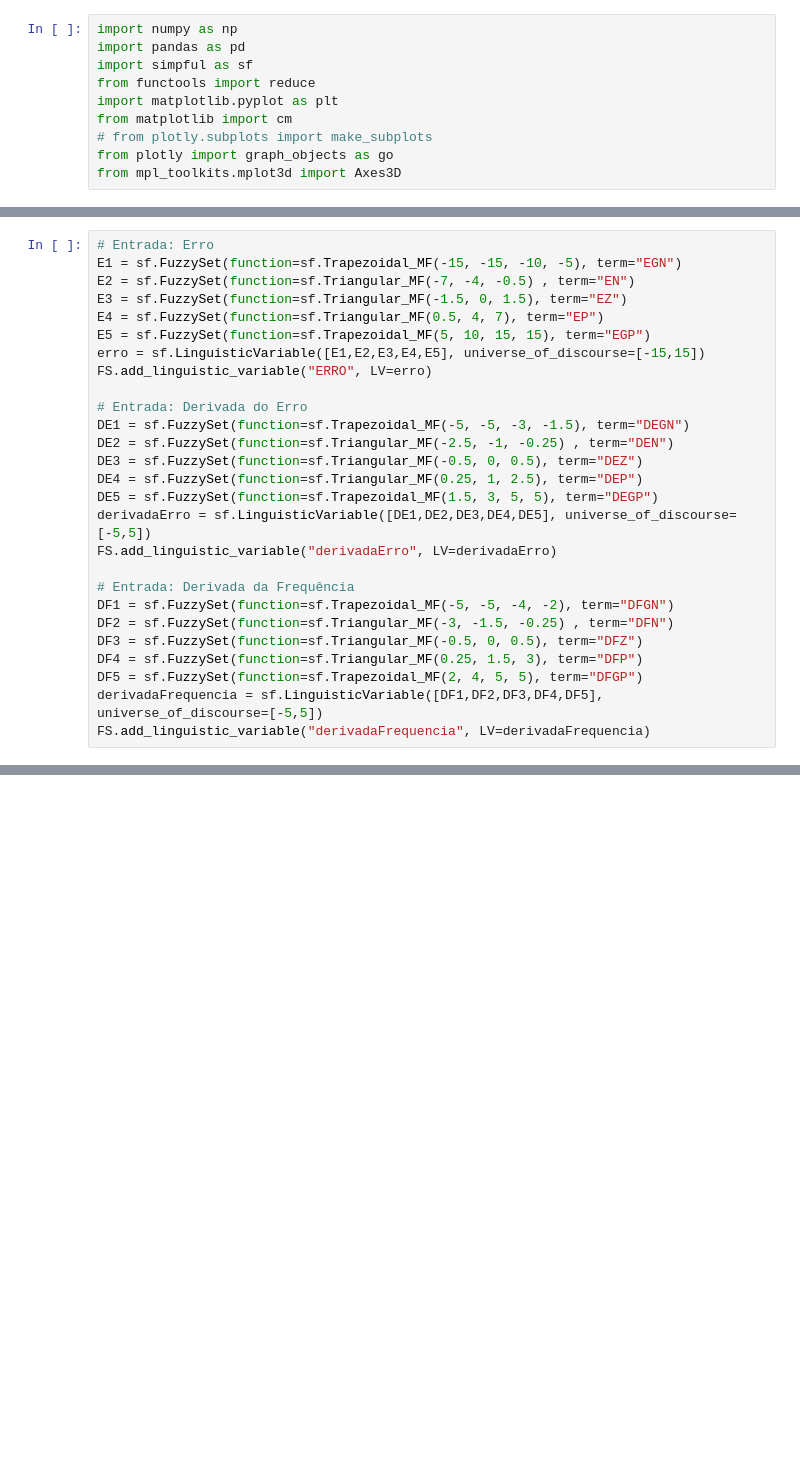
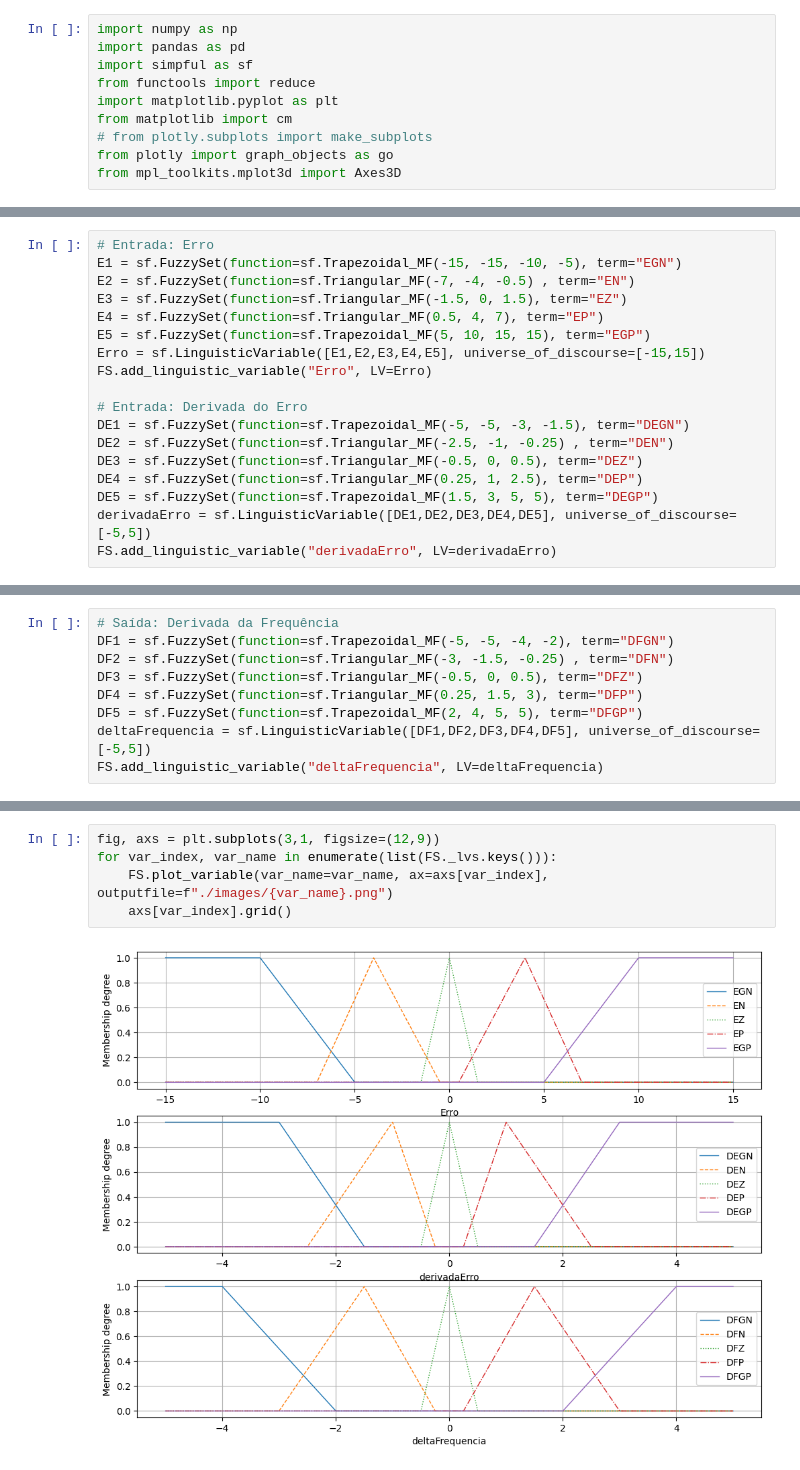
Before and after one commit to Miguel-mmf/smart-automation, a Jupyter notebook: ava02/pt2/Fuzzy.ipynb, the cells around one changed output, grey strips where cells are left out. Drawn from its saved outputs; the diff is of its cells as text; blank space fills up the shorter version.

Commit message:
Fuzzy

```diff
--- a/ava02/pt2/Fuzzy.ipynb
+++ b/ava02/pt2/Fuzzy.ipynb
@@ -17,8 +28,8 @@ E2 = sf.FuzzySet(function=sf.Triangular_MF(-7, -4, -0.5) , term="EN")
 E3 = sf.FuzzySet(function=sf.Triangular_MF(-1.5, 0, 1.5), term="EZ")
 E4 = sf.FuzzySet(function=sf.Triangular_MF(0.5, 4, 7), term="EP")
 E5 = sf.FuzzySet(function=sf.Trapezoidal_MF(5, 10, 15, 15), term="EGP")
-erro = sf.LinguisticVariable([E1,E2,E3,E4,E5], universe_of_discourse=[-15,15])
-FS.add_linguistic_variable("ERRO", LV=erro)
+Erro = sf.LinguisticVariable([E1,E2,E3,E4,E5], universe_of_discourse=[-15,15])
+FS.add_linguistic_variable("Erro", LV=Erro)
 
 # Entrada: Derivada do Erro
 DE1 = sf.FuzzySet(function=sf.Trapezoidal_MF(-5, -5, -3, -1.5), term="DEGN")
@@ -28,12 +39,3 @@ DE4 = sf.FuzzySet(function=sf.Triangular_MF(0.25, 1, 2.5), term="DEP")
 DE5 = sf.FuzzySet(function=sf.Trapezoidal_MF(1.5, 3, 5, 5), term="DEGP")
 derivadaErro = sf.LinguisticVariable([DE1,DE2,DE3,DE4,DE5], universe_of_discourse=[-5,5])
 FS.add_linguistic_variable("derivadaErro", LV=derivadaErro)
-
-# Entrada: Derivada da Frequência
-DF1 = sf.FuzzySet(function=sf.Trapezoidal_MF(-5, -5, -4, -2), term="DFGN")
-DF2 = sf.FuzzySet(function=sf.Triangular_MF(-3, -1.5, -0.25) , term="DFN")
-DF3 = sf.FuzzySet(function=sf.Triangular_MF(-0.5, 0, 0.5), term="DFZ")
-DF4 = sf.FuzzySet(function=sf.Triangular_MF(0.25, 1.5, 3), term="DFP")
-DF5 = sf.FuzzySet(function=sf.Trapezoidal_MF(2, 4, 5, 5), term="DFGP")
-derivadaFrequencia = sf.LinguisticVariable([DF1,DF2,DF3,DF4,DF5], universe_of_discourse=[-5,5])
-FS.add_linguistic_variable("derivadaFrequencia", LV=derivadaFrequencia)
@@ -39,0 +44,9 @@ FS.add_linguistic_variable("derivadaFrequencia", LV=derivadaFrequencia)
+# %%
+# Saída: Derivada da Frequência
+DF1 = sf.FuzzySet(function=sf.Trapezoidal_MF(-5, -5, -4, -2), term="DFGN")
+DF2 = sf.FuzzySet(function=sf.Triangular_MF(-3, -1.5, -0.25) , term="DFN")
+DF3 = sf.FuzzySet(function=sf.Triangular_MF(-0.5, 0, 0.5), term="DFZ")
+DF4 = sf.FuzzySet(function=sf.Triangular_MF(0.25, 1.5, 3), term="DFP")
+DF5 = sf.FuzzySet(function=sf.Trapezoidal_MF(2, 4, 5, 5), term="DFGP")
+deltaFrequencia = sf.LinguisticVariable([DF1,DF2,DF3,DF4,DF5], universe_of_discourse=[-5,5])
+FS.add_linguistic_variable("deltaFrequencia", LV=deltaFrequencia)
@@ -39,0 +55,7 @@ FS.add_linguistic_variable("derivadaFrequencia", LV=derivadaFrequencia)
+# %%
+fig, axs = plt.subplots(3,1, figsize=(12,9))
+for var_index, var_name in enumerate(list(FS._lvs.keys())):
+    FS.plot_variable(var_name=var_name, ax=axs[var_index], outputfile=f"./images/{var_name}.png")
+    axs[var_index].grid()
+# %% [output]
+[figure, added]
```
Also changed, not shown: parts of 11 cells of this notebook.
